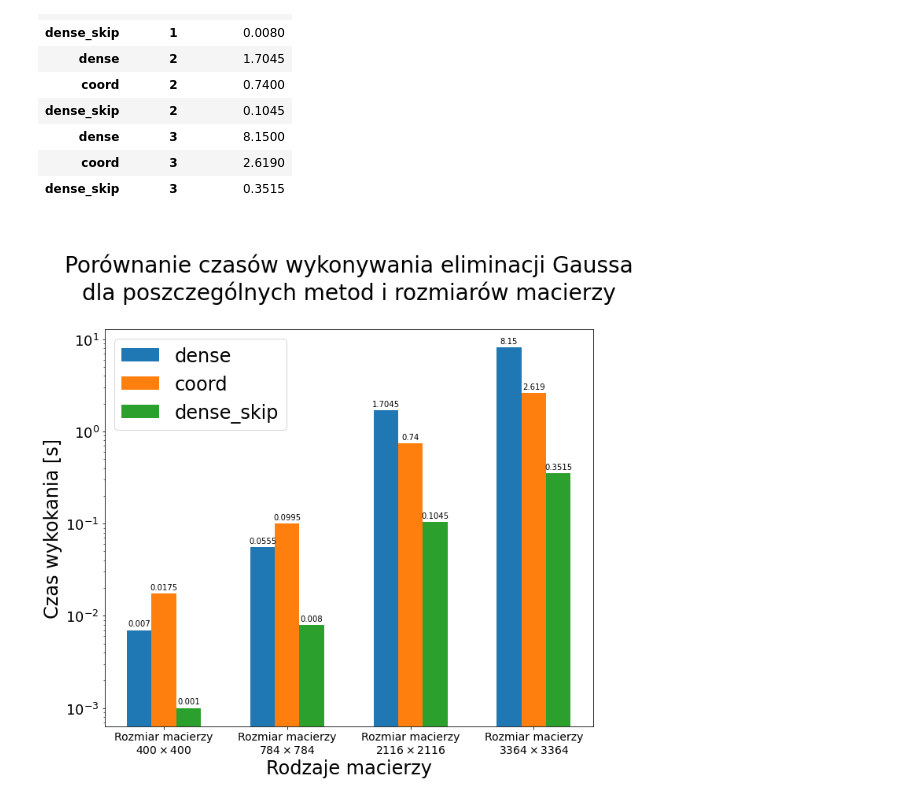
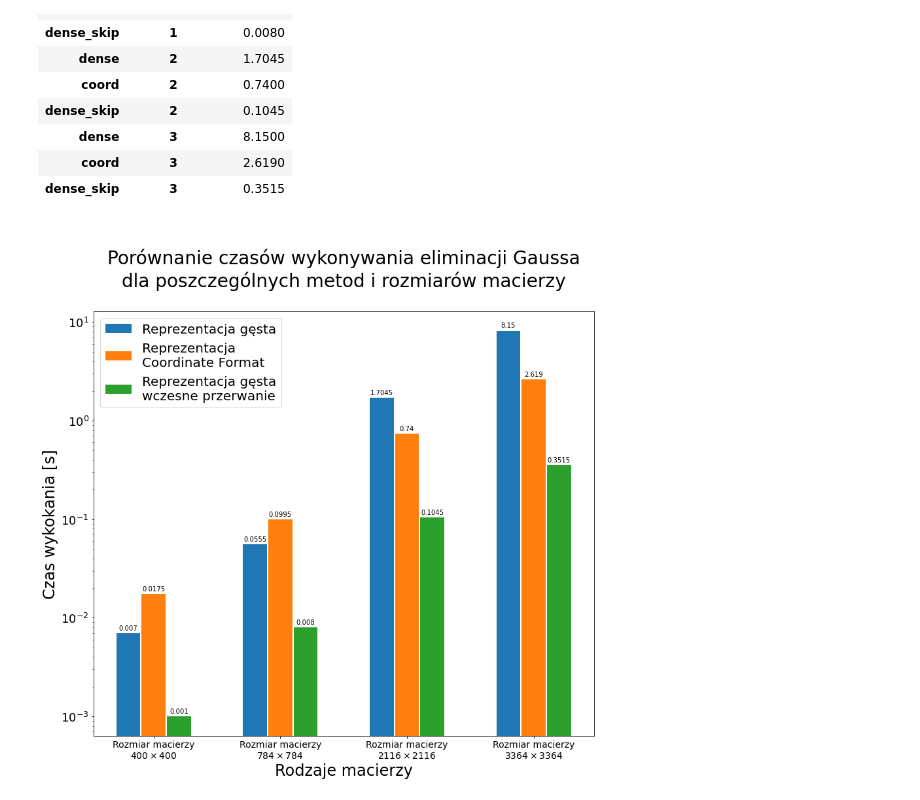
Before and after one commit to anuar2k/AM-2021, a Jupyter notebook: lab04/lab04.ipynb, the cells around one changed output. Cells and saved outputs as stored; diff of their text form; code cells hidden in the pictures.

Commit message:
improve graph labels

```diff
--- a/lab04/lab04.ipynb
+++ b/lab04/lab04.ipynb
@@ -119,32 +119,39 @@ res_df
 | dense_skip | 3 | 0.3515 |
 # %%
 labels = [f'Rozmiar macierzy\n${shape[0]}\\times{shape[1]}$' for shape in shapes]
-fig, ax = plt.subplots(figsize=(10, 10))
+fig, ax = plt.subplots(figsize=(12, 12))
 width = 0.2  #
+padding = 0.01
 x = np.arange(len(labels))  # the label locations
 
 x_pos = -width
-for method in methods:
+methods_repr = [
+    'Reprezentacja gęsta',
+    'Reprezentacja\nCoordinate Format',
+    'Reprezentacja gęsta\nwczesne przerwanie',
+]
+
+for method, method_repr in zip(methods, methods_repr):
     ys = res_df.loc[method, :].to_numpy().flatten()
-    rects = ax.bar(x + x_pos, ys, width, label=method)
+    rects = ax.bar(x + x_pos, ys, width - padding, label=method_repr)
     ax.bar_label(rects, padding=3)
     x_pos += width
 
 
 
 # Add some text for labels, title and custom x-axis tick labels, etc.
 ax.set_ylabel('Czas wykokania [s]', fontsize=24)
 ax.set_xlabel('Rodzaje macierzy', fontsize=24)
 ax.set_title('\nPorównanie czasów wykonywania eliminacji Gaussa\ndla poszczególnych metod i rozmiarów macierzy\n', fontsize=28)
 ax.set_xticks(x, labels)
 ax.set_yscale('log')
-ax.legend(fontsize=24)
+ax.legend(fontsize=20)
 plt.tick_params(axis='y', labelsize=18)
 plt.tick_params(axis='x', labelsize=14)
 
 
 fig.tight_layout()
 
 plt.show()
 # %% [output]
-[figure, old version]
+[figure, new version]
```
